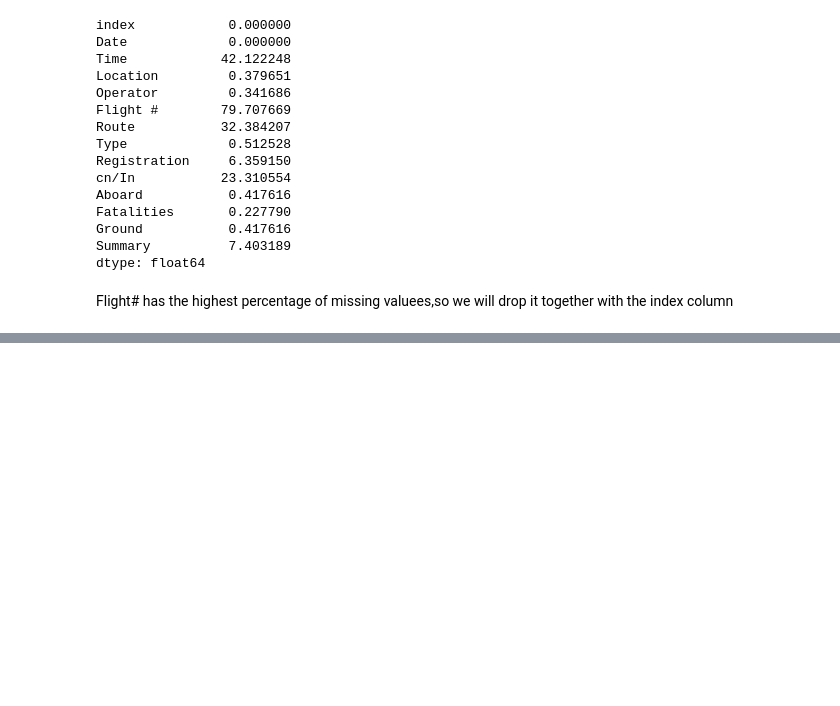
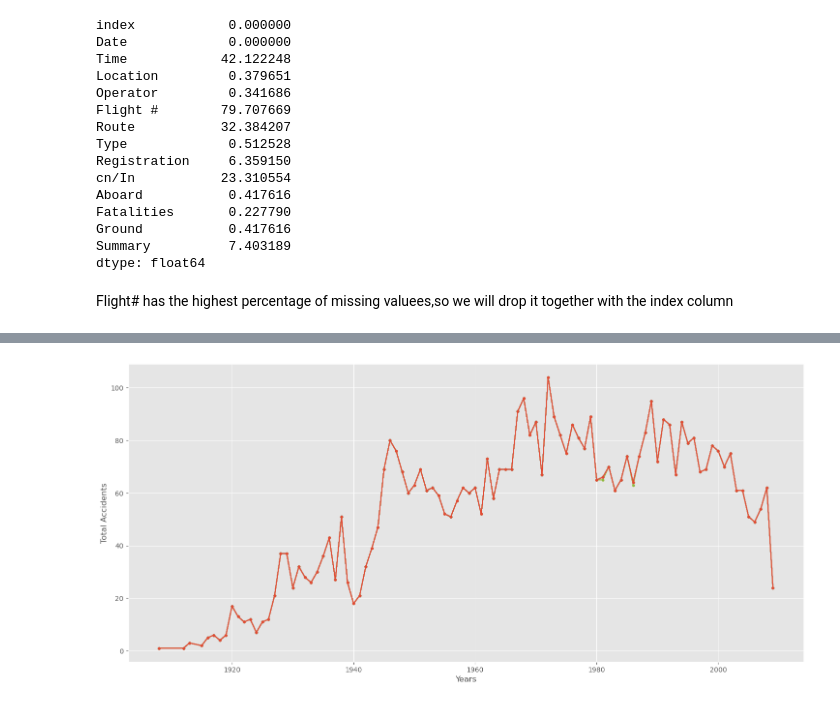
Before and after one commit to danielkimutai/Airplane-crashes-and-fatalities-analysis, a Jupyter notebook: index.ipynb, the cells around one changed output, grey strips where cells are left out. Saved outputs shown, nothing was run; the diff lists cells and outputs as text; code cells hidden in the pictures; blank space fills up the shorter version.

```diff
--- a/index.ipynb
+++ b/index.ipynb
@@ -180,0 +308,11 @@ TypeError: 'NoneType' object is not subscriptable
+# %%
+year_count = df.groupby(df['year']).count()
+
+plt.figure(figsize= (18, 8))
+plt.plot(year_count.index, year_count, marker= '.')
+
+plt.xlabel('Years')
+plt.ylabel('Total Accidents')
+plt.show()
+# %% [output]
+[figure, added]
```
Also changed, not shown: parts of 37 cells of this notebook.
